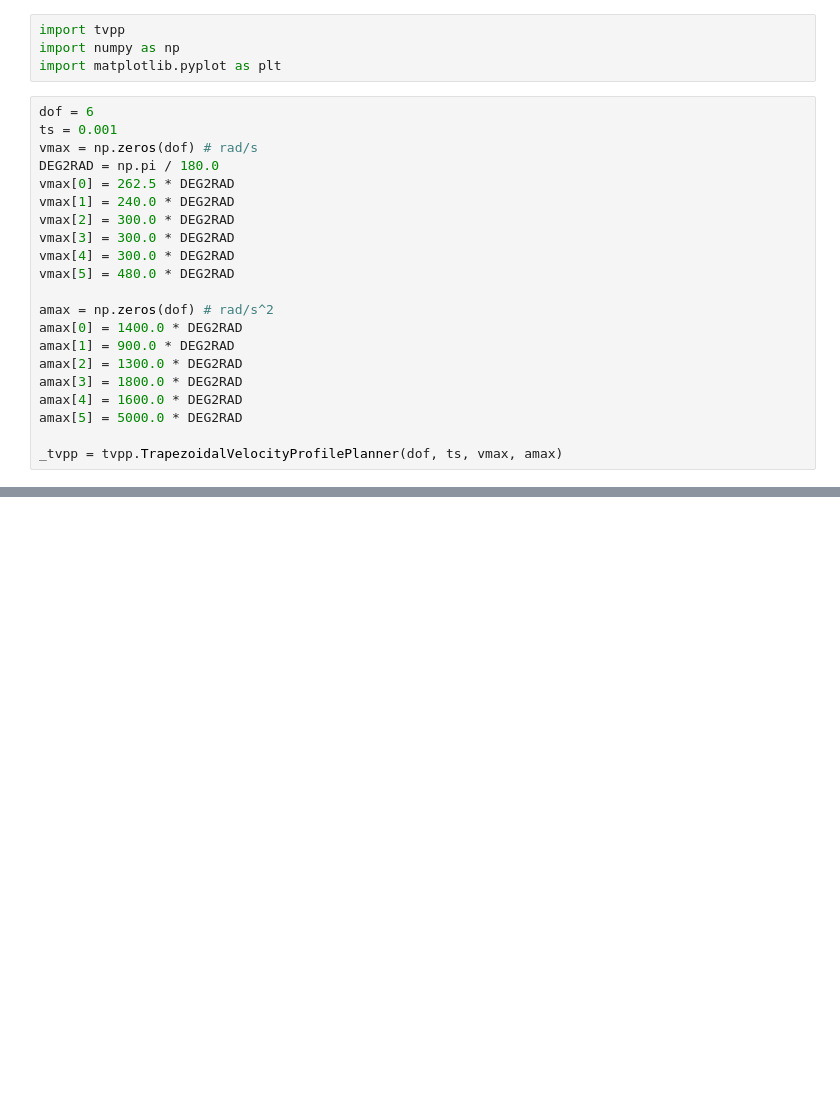
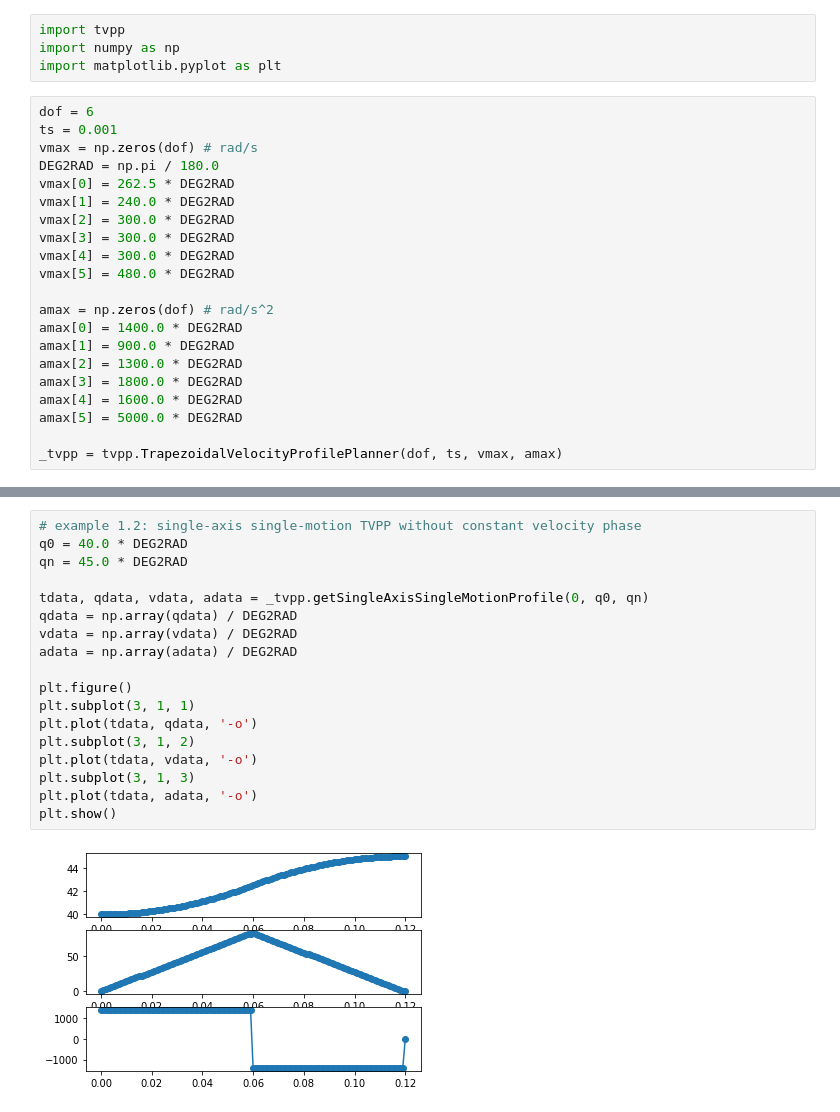
Before and after one commit to szmlb/tvpp, a Jupyter notebook: tvpp_notebook.ipynb, the cells around one changed output, grey strips where cells are left out. Drawn from its saved outputs; the diff is of its cells as text; blank space fills up the shorter version.

```diff
--- a/tvpp_notebook.ipynb
+++ b/tvpp_notebook.ipynb
@@ -44,0 +46,20 @@ plt.show()
+# %%
+# example 1.2: single-axis single-motion TVPP without constant velocity phase
+q0 = 40.0 * DEG2RAD
+qn = 45.0 * DEG2RAD
+
+tdata, qdata, vdata, adata = _tvpp.getSingleAxisSingleMotionProfile(0, q0, qn)
+qdata = np.array(qdata) / DEG2RAD
+vdata = np.array(vdata) / DEG2RAD
+adata = np.array(adata) / DEG2RAD
+
+plt.figure()
+plt.subplot(3, 1, 1)
+plt.plot(tdata, qdata, '-o')
+plt.subplot(3, 1, 2)
+plt.plot(tdata, vdata, '-o')
+plt.subplot(3, 1, 3)
+plt.plot(tdata, adata, '-o')
+plt.show()
+# %% [output]
+[figure, added]
```
Also changed, not shown: parts of 7 cells of this notebook.
